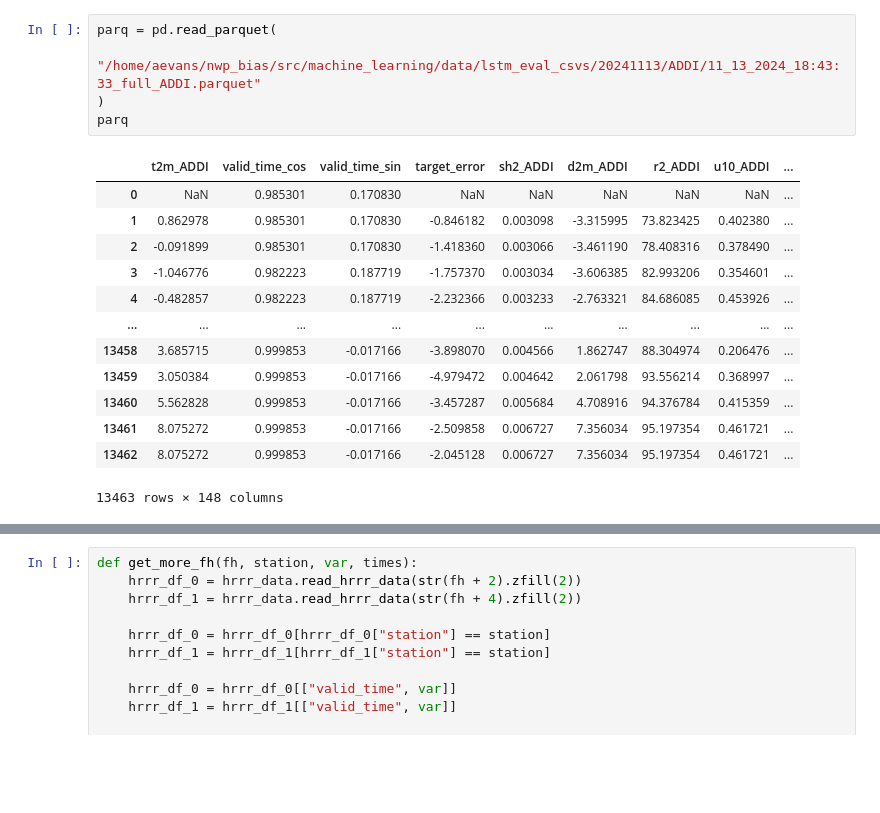
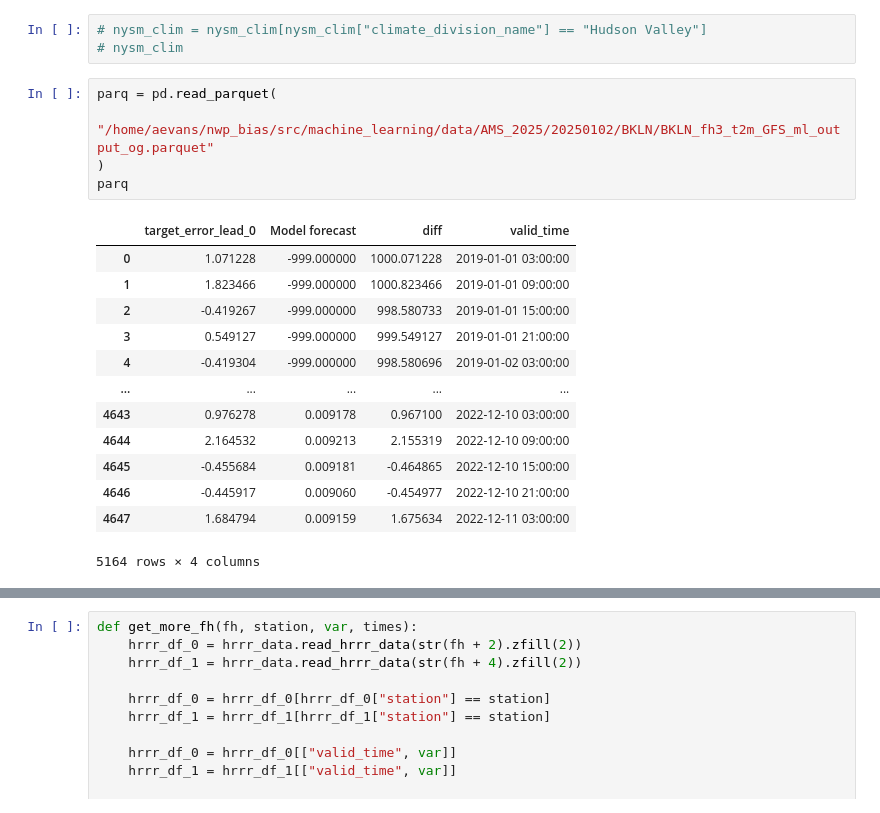
Before and after one commit to shmaronshmevans/nwp_bias, a Jupyter notebook: src/machine_learning/notebooks/scratch.ipynb, the cells around one changed output, grey strips where cells are left out. Saved outputs shown, nothing was run; the diff lists cells and outputs as text; blank space fills up the shorter version.

```diff
--- a/src/machine_learning/notebooks/scratch.ipynb
+++ b/src/machine_learning/notebooks/scratch.ipynb
@@ -37,19 +56,22 @@ nysm_clim[nysm_clim["climate_division_name"] == "Western Plateau"]
+# %%
+# nysm_clim = nysm_clim[nysm_clim["climate_division_name"] == "Hudson Valley"]
+# nysm_clim
 # %%
 parq = pd.read_parquet(
-    "/home/aevans/nwp_bias/src/machine_learning/data/lstm_eval_csvs/20241113/ADDI/11_13_2024_18:43:33_full_ADDI.parquet"
+    "/home/aevans/nwp_bias/src/machine_learning/data/AMS_2025/20250102/BKLN/BKLN_fh3_t2m_GFS_ml_output_og.parquet"
 )
 parq
 # %% [output]
-|  | t2m_ADDI | valid_time_cos | valid_time_sin | target_error | sh2_ADDI | d2m_ADDI | r2_ADDI | u10_ADDI | ... |
-| 0 | NaN | 0.985301 | 0.170830 | NaN | NaN | NaN | NaN | NaN | ... |
-| 1 | 0.862978 | 0.985301 | 0.170830 | -0.846182 | 0.003098 | -3.315995 | 73.823425 | 0.402380 | ... |
-| 2 | -0.091899 | 0.985301 | 0.170830 | -1.418360 | 0.003066 | -3.461190 | 78.408316 | 0.378490 | ... |
-| 3 | -1.046776 | 0.982223 | 0.187719 | -1.757370 | 0.003034 | -3.606385 | 82.993206 | 0.354601 | ... |
-| 4 | -0.482857 | 0.982223 | 0.187719 | -2.232366 | 0.003233 | -2.763321 | 84.686085 | 0.453926 | ... |
-| ... | ... | ... | ... | ... | ... | ... | ... | ... | ... |
-| 13458 | 3.685715 | 0.999853 | -0.017166 | -3.898070 | 0.004566 | 1.862747 | 88.304974 | 0.206476 | ... |
-| 13459 | 3.050384 | 0.999853 | -0.017166 | -4.979472 | 0.004642 | 2.061798 | 93.556214 | 0.368997 | ... |
-| 13460 | 5.562828 | 0.999853 | -0.017166 | -3.457287 | 0.005684 | 4.708916 | 94.376784 | 0.415359 | ... |
-| 13461 | 8.075272 | 0.999853 | -0.017166 | -2.509858 | 0.006727 | 7.356034 | 95.197354 | 0.461721 | ... |
-| 13462 | 8.075272 | 0.999853 | -0.017166 | -2.045128 | 0.006727 | 7.356034 | 95.197354 | 0.461721 | ... |
+|  | target_error_lead_0 | Model forecast | diff | valid_time |
+| 0 | 1.071228 | -999.000000 | 1000.071228 | 2019-01-01 03:00:00 |
+| 1 | 1.823466 | -999.000000 | 1000.823466 | 2019-01-01 09:00:00 |
+| 2 | -0.419267 | -999.000000 | 998.580733 | 2019-01-01 15:00:00 |
+| 3 | 0.549127 | -999.000000 | 999.549127 | 2019-01-01 21:00:00 |
+| 4 | -0.419304 | -999.000000 | 998.580696 | 2019-01-02 03:00:00 |
+| ... | ... | ... | ... | ... |
+| 4643 | 0.976278 | 0.009178 | 0.967100 | 2022-12-10 03:00:00 |
+| 4644 | 2.164532 | 0.009213 | 2.155319 | 2022-12-10 09:00:00 |
+| 4645 | -0.455684 | 0.009181 | -0.464865 | 2022-12-10 15:00:00 |
+| 4646 | -0.445917 | 0.009060 | -0.454977 | 2022-12-10 21:00:00 |
+| 4647 | 1.684794 | 0.009159 | 1.675634 | 2022-12-11 03:00:00 |
-13463 rows × 148 columns
+5164 rows × 4 columns
```
Also changed, not shown: parts of 37 cells of this notebook, 19 other files.
